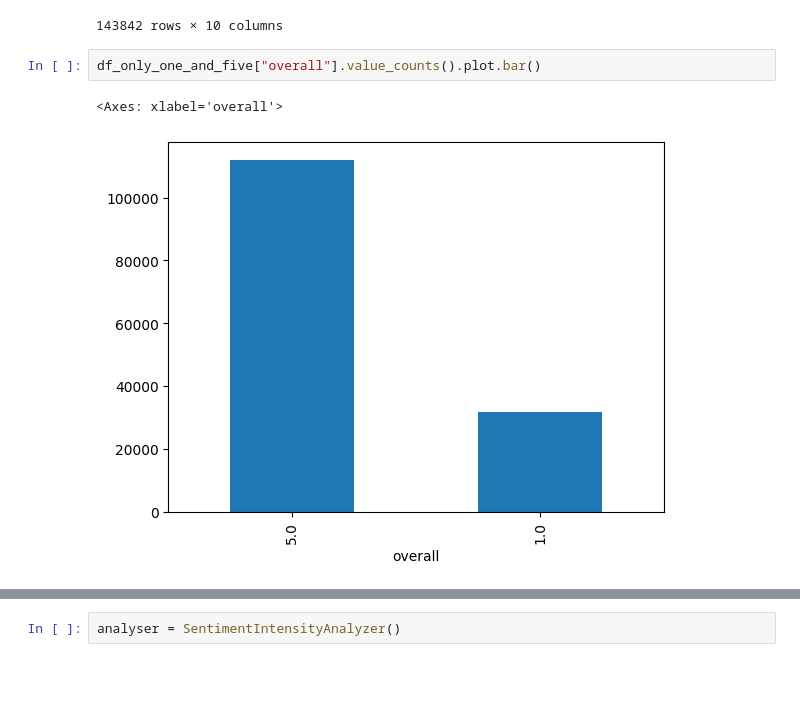
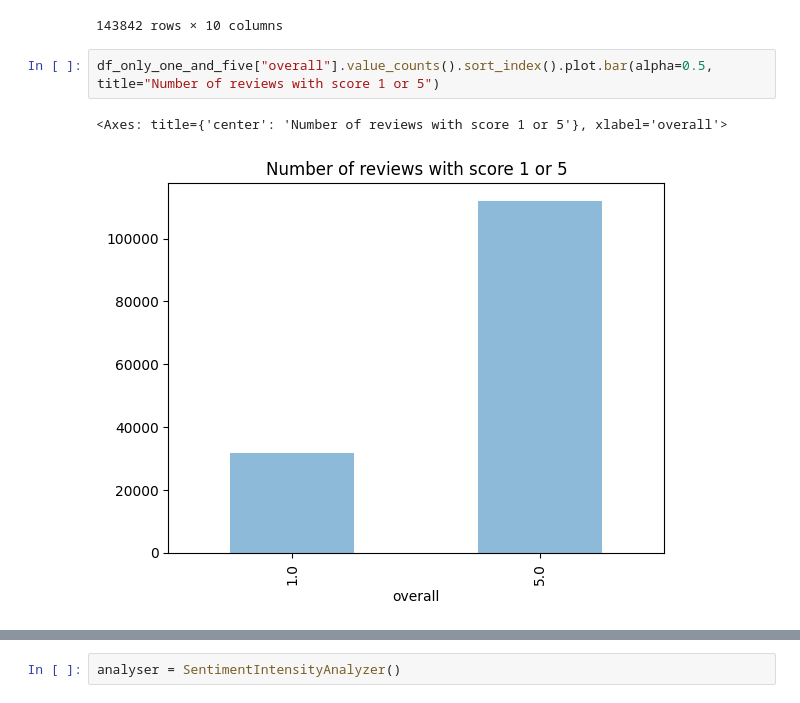
Before and after one commit to RANN9/Amazon-Review-TMEF-Project, a Jupyter notebook: mike.ipynb, the cells around one changed output, grey strips where cells are left out. Cells and saved outputs as stored; diff of their text form; blank space fills up the shorter version.

```diff
--- a/mike.ipynb
+++ b/mike.ipynb
@@ -83,11 +83,11 @@ df_only_one_and_five
 | 71541 | 5.0 | True | 2006-11-09 | B000092M1T | lens camera work great camera sho... | 7 | False | 2006 | 63.68 | Camera & Photo |
 | 1000258 | 5.0 | False | 2013-09-03 | B00A2BVBTG | want contribute review find detai... | 29 | False | 2013 | 48.79 | Camera & Photo |
 143842 rows × 10 columns
-# %%
-df_only_one_and_five["overall"].value_counts().plot.bar()
-# %% [output]
-<Axes: xlabel='overall'>
-[figure, removed]
+# %%
+df_only_one_and_five["overall"].value_counts().sort_index().plot.bar(alpha=0.5, title="Number of reviews with score 1 or 5")
+# %% [output]
+<Axes: title={'center': 'Number of reviews with score 1 or 5'}, xlabel='overall'>
+[figure, added]
 # %%
 # Lasso CV
 vectorizer = CountVectorizer(min_df=1)
```
Also changed, not shown: parts of 25 cells of this notebook.
